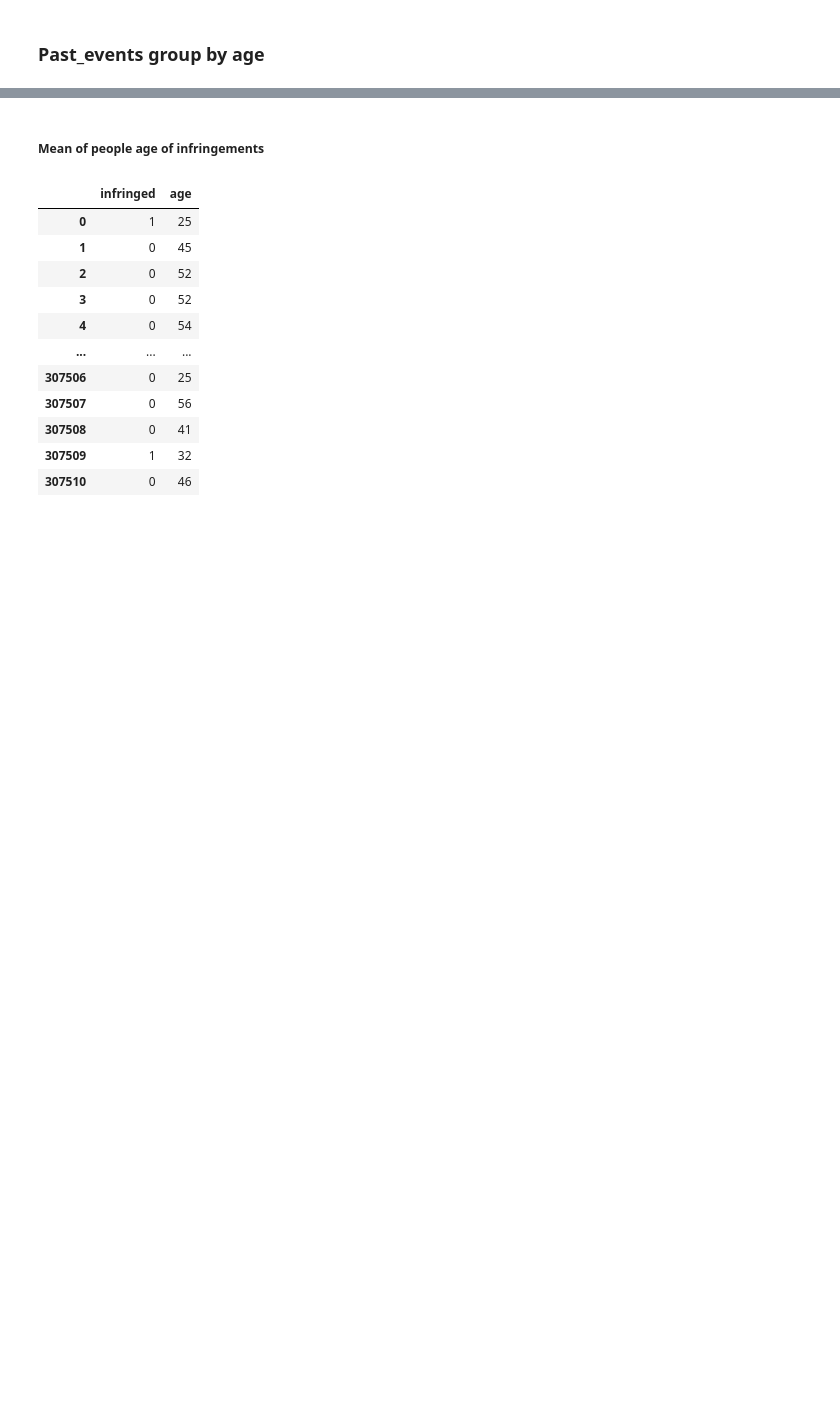
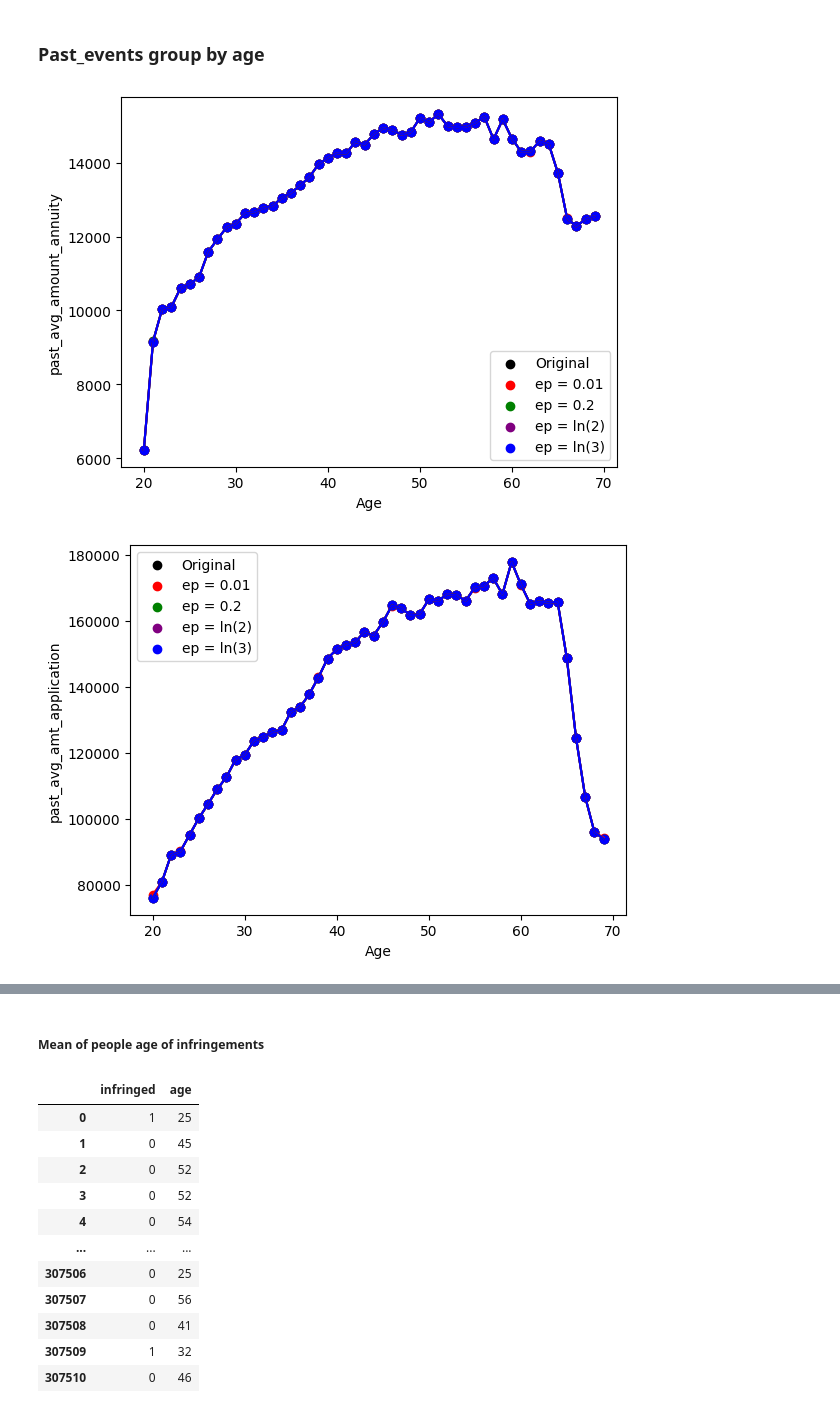
Before and after one commit to patii01/SP-Project, a Jupyter notebook: Assignment 2/SP_Assignment2.ipynb, the cells around one changed output, grey strips where cells are left out. Drawn from its saved outputs; the diff is of its cells as text; code cells hidden in the pictures; blank space fills up the shorter version.

```diff
--- a/Assignment 2/SP_Assignment2.ipynb
+++ b/Assignment 2/SP_Assignment2.ipynb
@@ -271,3 +276,28 @@ groupby_age_001 = noise_df_001.groupby("age").mean()
 groupby_age_02 = noise_df_02.groupby("age").mean()
 groupby_age_l2 = noise_df_l2.groupby("age").mean()
 groupby_age_l3 = noise_df_l3.groupby("age").mean()
+# %%
+def plot_age(column, x, y):
+    plt.figure()
+    plt.xlabel("Age")
+    plt.ylabel(column)
+    plt.plot(x, y[0], color = 'black')
+    plt.scatter(x, y[0], color = 'black', label= "Original")
+    plt.plot(x, y[1], color = 'red')
+    plt.scatter(x, y[1], color = 'red', label= "ep = 0.01")
+    plt.plot(x, y[2], color = 'green')
+    plt.scatter(x, y[2], color = 'green', label= "ep = 0.2")
+    plt.plot(x, y[3], color = 'purple')
+    plt.scatter(x, y[3], color = 'purple', label= "ep = ln(2)")
+    plt.plot(x, y[4], color = 'blue')
+    plt.scatter(x, y[4], color = 'blue', label= "ep = ln(3)")
+    plt.legend()
+
+
+plot_age('past_avg_amount_annuity', np.arange(20,70), [groupby_age_original['past_avg_amount_annuity'], groupby_age_001['past_avg_amount_annuity'], groupby_age_02['past_avg_amount_annuity'], groupby_age_l2['past_avg_amount_annuity'], groupby_age_l3['past_avg_amount_annuity']])
+plot_age('past_avg_amt_application', np.arange(20,70), [groupby_age_original['past_avg_amt_application'], groupby_age_001['past_avg_amt_application'], groupby_age_02['past_avg_amt_application'], groupby_age_l2['past_avg_amt_application'], groupby_age_l3['past_avg_amt_application']])
+plot_age('past_avg_amt_credit', np.arange(20,70), [groupby_age_original['past_avg_amt_credit'], groupby_age_001['past_avg_amt_credit'], groupby_age_02['past_avg_amt_credit'], groupby_age_l2['past_avg_amt_credit'], groupby_age_l3['past_avg_amt_credit']])
+plot_age('past_loans_total', np.arange(20,70), [groupby_age_original['past_loans_total'], groupby_age_001['past_loans_total'], groupby_age_02['past_loans_total'], groupby_age_l2['past_loans_total'], groupby_age_l3['past_loans_total']])
+# %% [output]
+[figure, added]
+[figure, added]
```
Also changed, not shown: parts of 26 cells of this notebook.
